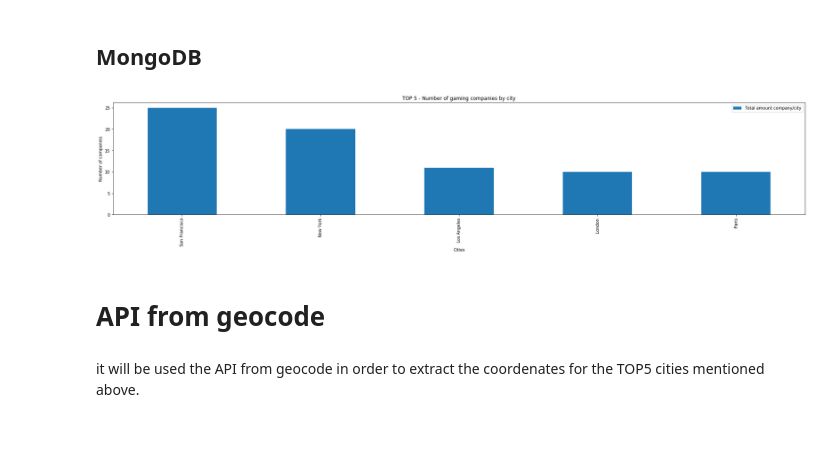
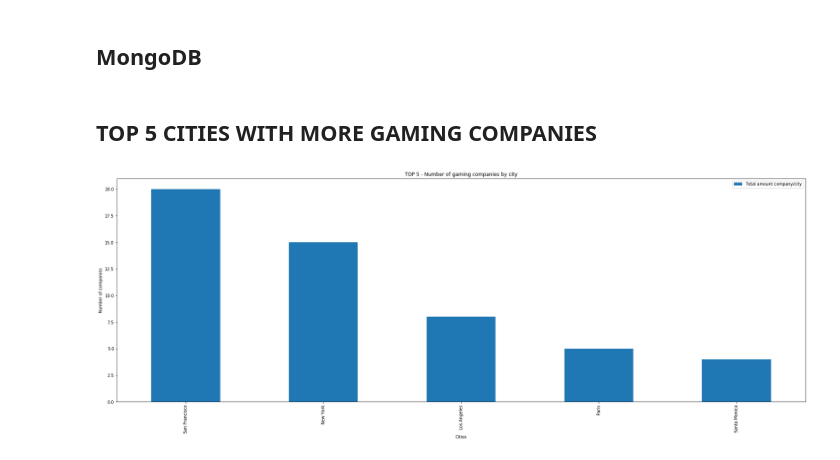
Before and after one commit to meryreddoor/Best_location_with_MongoDB_Project, a Jupyter notebook: Proyecto MongoDB.ipynb, the cells around one changed output. Cells and saved outputs as stored; diff of their text form; code cells hidden in the pictures; blank space fills up the shorter version.

```diff
--- a/Proyecto MongoDB.ipynb
+++ b/Proyecto MongoDB.ipynb
@@ -26,6 +43,6 @@ df = pd.DataFrame(list_companies)
 #Removing duplicates.
 df = df.drop_duplicates(subset='name', keep='first')
 # %%
-#Removing the lists from column
-df = df.explode('offices')
+#Removing the NAN values from offices column.
+df.dropna(subset=['offices'], inplace=True)
 # %%
@@ -35,20 +53,22 @@ data_expanded = pd.concat([df,exapand_office_column], axis=1)
 # %%
 #Removing old column with lists.
 df_companies = data_expanded.drop(columns=["offices"])
+# %%
+#Removing the NAN long and latt columns.
+df_companies.dropna(subset=['latitude'], inplace=True)
+df_companies.dropna(subset=['longitude'], inplace=True)
+# %% [markdown]
+## TOP 5 CITIES WITH MORE GAMING COMPANIES
 # %%
-#TOP5 cities where there are more companies with 'category code' = 'video_games'
+#TOP5 cities with more companies with 'category code' = 'video_games'
 
 graph_df=df_companies[['city','name']]
 graphic= graph_df.groupby('city').count().sort_values('name',ascending = False).head()
 
-graphic.plot.bar(figsize=(30,5));
+graphic.plot.bar(figsize=(30,10));
 plt.legend(["Total amount company/city"])
 plt.title("TOP 5 - Number of gaming companies by city")
 plt.xlabel("Cities")
 plt.ylabel("Number of companies");
 # %% [output]
-[figure, old version]
+[figure, new version]
-# %% [markdown]
-# API from geocode
-# %% [markdown]
-it will be used the API from geocode in order to extract the coordenates for the TOP5 cities mentioned above.
```
Also changed, not shown: parts of 29 cells of this notebook.
